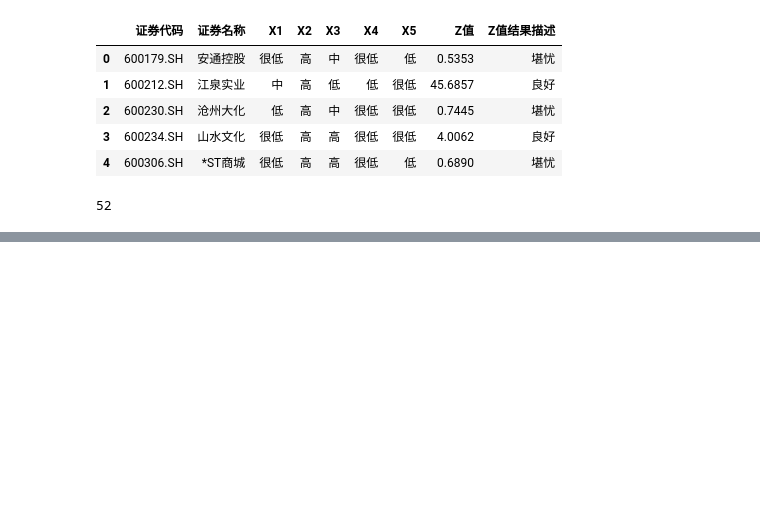
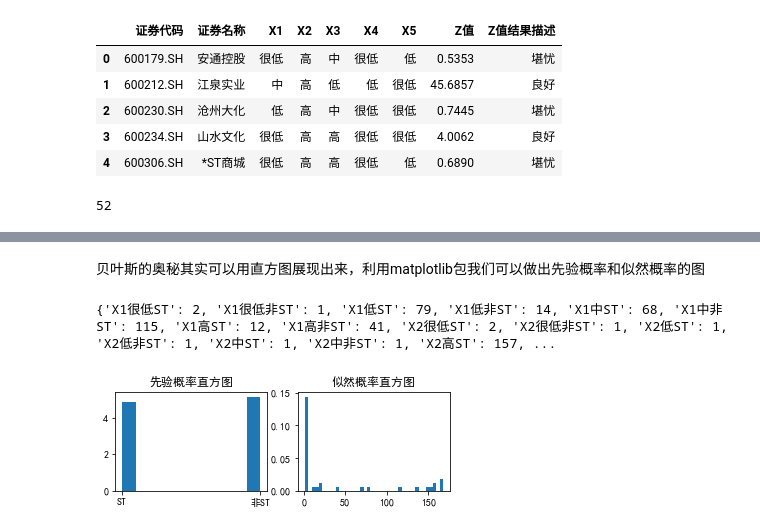
Before and after one commit to HermioneEdison/bayes-hopefully-final, a Jupyter notebook: Bayes_hopefully_final.ipynb, the cells around one changed output, grey strips where cells are left out. Cells and saved outputs as stored; diff of their text form; code cells hidden in the pictures; blank space fills up the shorter version.

```diff
--- a/Bayes_hopefully_final.ipynb
+++ b/Bayes_hopefully_final.ipynb
@@ -243,0 +336,34 @@ bayes.predict(target)
+# %% [markdown]
+贝叶斯的奥秘其实可以用直方图展现出来，利用matplotlib包我们可以做出先验概率和似然概率的图
+# %%
+#以下代码实际上是根据条件对不同特征的公司计数
+laplacian = True
+likelihood = {}
+for feature_name in feature_name_list:
+    for feature in features:
+        for label in labels:
+            tmp_df = df[[feature_name,'类别']]
+            likelihood[feature_name+feature+label] = \
+            (len(tmp_df[(tmp_df[feature_name]==feature)&(tmp_df['类别']==label)])+laplacian*1)
+print(likelihood)
+# %% [output]
+{'X1很低ST': 2, 'X1很低非ST': 1, 'X1低ST': 79, 'X1低非ST': 14, 'X1中ST': 68, 'X1中非ST': 115, 'X1高ST': 12, 'X1高非ST': 41, 'X2很低ST': 2, 'X2很低非ST': 1, 'X2低ST': 1, 'X2低非ST': 1, 'X2中ST': 1, 'X2中非ST': 1, 'X2高ST': 157, ...
+# %%
+import matplotlib.pyplot as plt
+
+#下面的代码用来显示中文字体
+plt.rcParams['font.sans-serif']=['SimHei']    #指定默认字体 SimHei为黑体
+plt.rcParams['axes.unicode_minus']=False
+
+fig = plt.figure()
+illustration_prior_probability = fig.add_subplot(221)
+illustration_prior_probability.hist(df['类别'],density=True)
+illustration_prior_probability.set_title('先验概率直方图')
+
+illustration_likelihood = fig.add_subplot(222)
+illustration_likelihood.hist(list(likelihood.values()),40,density=True)
+illustration_likelihood.set_title('似然概率直方图')
+
+plt.show()
+# %% [output]
+[figure, added]
```
Also changed, not shown: parts of 33 cells of this notebook, 1 other file.
